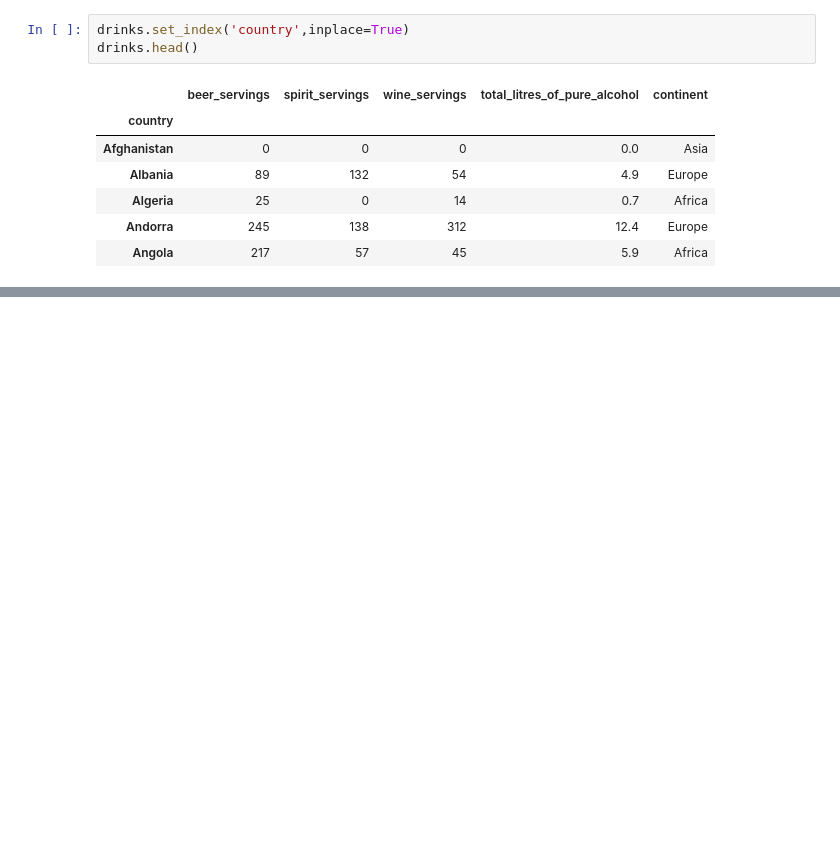
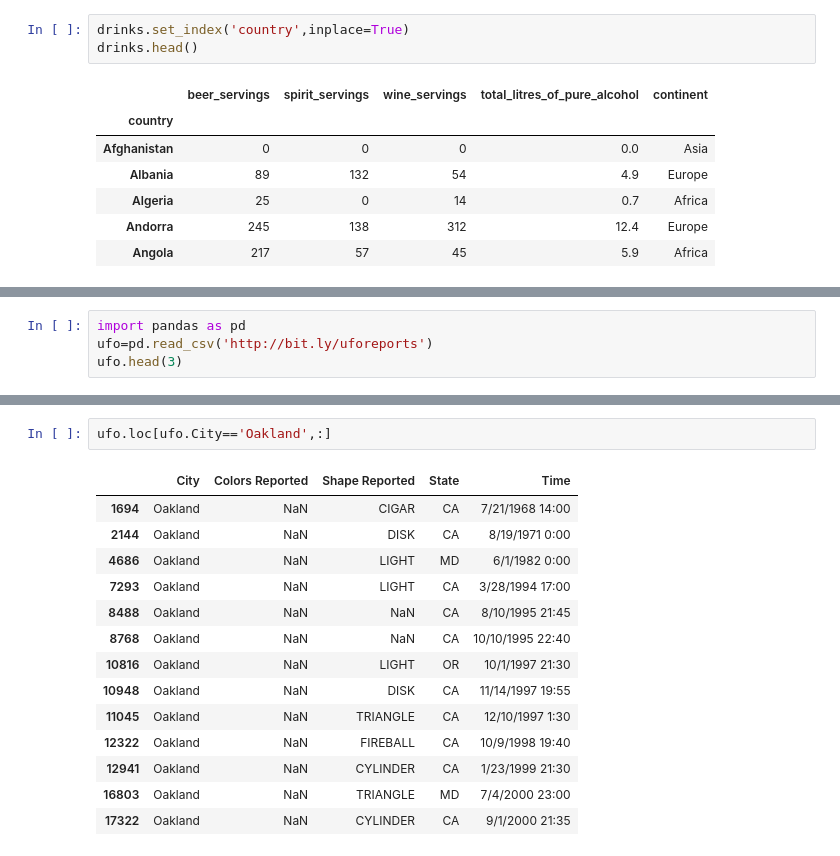
Before and after one commit to Ravkeerat02/comp3122_labs, a Jupyter notebook: lab11.ipynb, the cells around one changed output, grey strips where cells are left out. Saved outputs shown, nothing was run; the diff lists cells and outputs as text; blank space fills up the shorter version.

Commit message:
Pandas - cont

```diff
--- a/lab11.ipynb
+++ b/lab11.ipynb
@@ -78,0 +318,4 @@ drinks.head()
+# %%
+import pandas as pd
+ufo=pd.read_csv('http://bit.ly/uforeports')
+ufo.head(3)
@@ -78,0 +390,17 @@ drinks.head()
+# %%
+ufo.loc[ufo.City=='Oakland',:]
+# %% [output]
+|  | City | Colors Reported | Shape Reported | State | Time |
+| 1694 | Oakland | NaN | CIGAR | CA | 7/21/1968 14:00 |
+| 2144 | Oakland | NaN | DISK | CA | 8/19/1971 0:00 |
+| 4686 | Oakland | NaN | LIGHT | MD | 6/1/1982 0:00 |
+| 7293 | Oakland | NaN | LIGHT | CA | 3/28/1994 17:00 |
+| 8488 | Oakland | NaN | NaN | CA | 8/10/1995 21:45 |
+| 8768 | Oakland | NaN | NaN | CA | 10/10/1995 22:40 |
+| 10816 | Oakland | NaN | LIGHT | OR | 10/1/1997 21:30 |
+| 10948 | Oakland | NaN | DISK | CA | 11/14/1997 19:55 |
+| 11045 | Oakland | NaN | TRIANGLE | CA | 12/10/1997 1:30 |
+| 12322 | Oakland | NaN | FIREBALL | CA | 10/9/1998 19:40 |
+| 12941 | Oakland | NaN | CYLINDER | CA | 1/23/1999 21:30 |
+| 16803 | Oakland | NaN | TRIANGLE | MD | 7/4/2000 23:00 |
+| 17322 | Oakland | NaN | CYLINDER | CA | 9/1/2000 21:35 |
```
Also changed, not shown: parts of 64 cells of this notebook.
